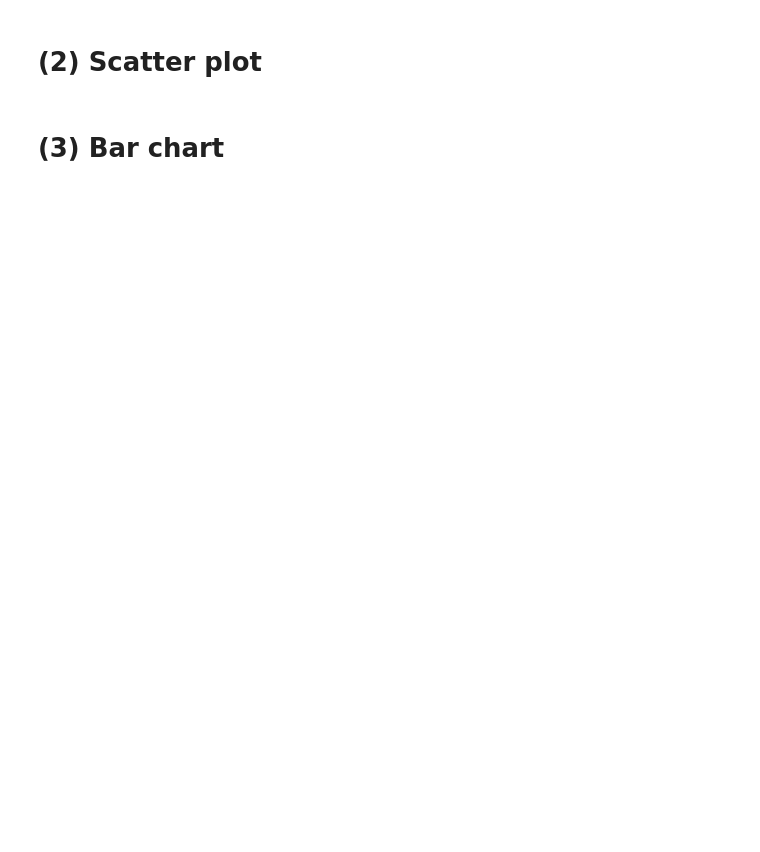
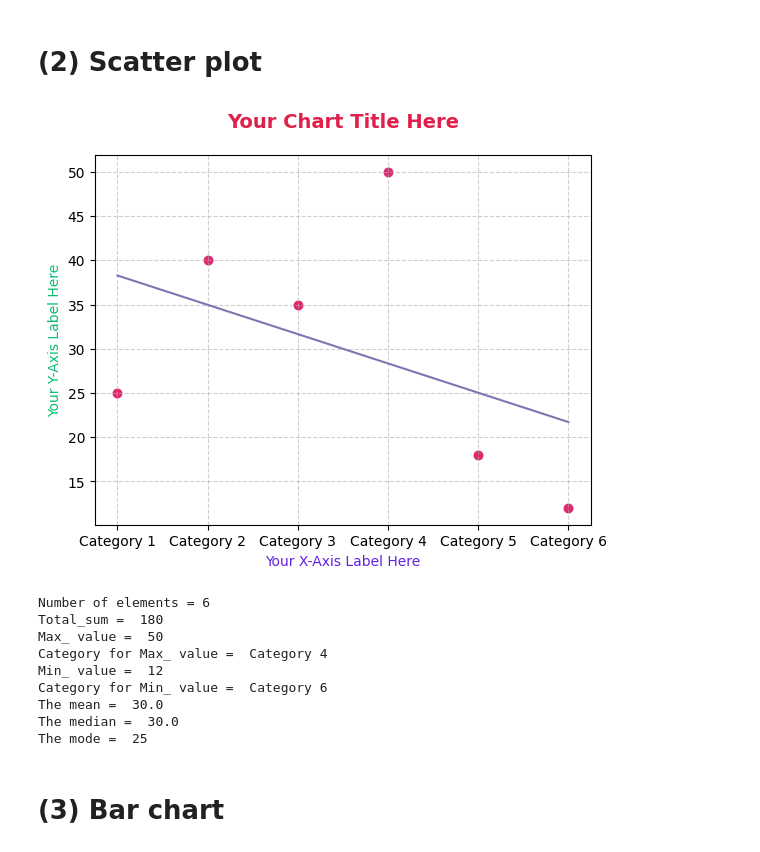
Before and after one commit to mfarouk2012-cell/Data-Visualization, a Jupyter notebook: simple-data-visualization.ipynb, the cells around one changed output. Drawn from its saved outputs; the diff is of its cells as text; code cells hidden in the pictures; blank space fills up the shorter version.

```diff
--- a/simple-data-visualization.ipynb
+++ b/simple-data-visualization.ipynb
@@ -110,20 +126,34 @@ print("The mode = ", (mode_value))
 # %%
 x = np.array(categories)
 y = np.array(values_simple)
 x_numeric = np.arange(len(categories))
 
-plt.scatter(x_numeric, y, marker='*', s=150, color='blue')
+plt.scatter(x_numeric, y, marker='.', s=150, color="#E0296F")
 m, c = np.polyfit(x_numeric, y, 1)
 
-plt.plot(x_numeric, m * x_numeric + c, color='red')
+plt.plot(x_numeric, m * x_numeric + c, color='#8172B2')
 plt.xticks(x_numeric, x)
 
 plt.title(chart_title, fontweight='bold', fontsize=14, pad=20, color= color1)
 plt.xlabel(x_axis_label, color= color2)
 plt.ylabel(y_axis_label, color= color3)
 plt.grid(True, linestyle='--', alpha=0.6)
 
 plt.show()
+
+# printing statistical calculations
+statistical_calculations()
+# %% [output]
+[figure, added]
+Number of elements = 6
+Total_sum =  180
+Max_ value =  50
+Category for Max_ value =  Category 4
+Min_ value =  12
+Category for Min_ value =  Category 6
+The mean =  30.0
+The median =  30.0
+The mode =  25
 # %% [markdown]
 # **(3) Bar chart**
 # %%
```
Also changed, not shown: parts of 6 cells of this notebook.
